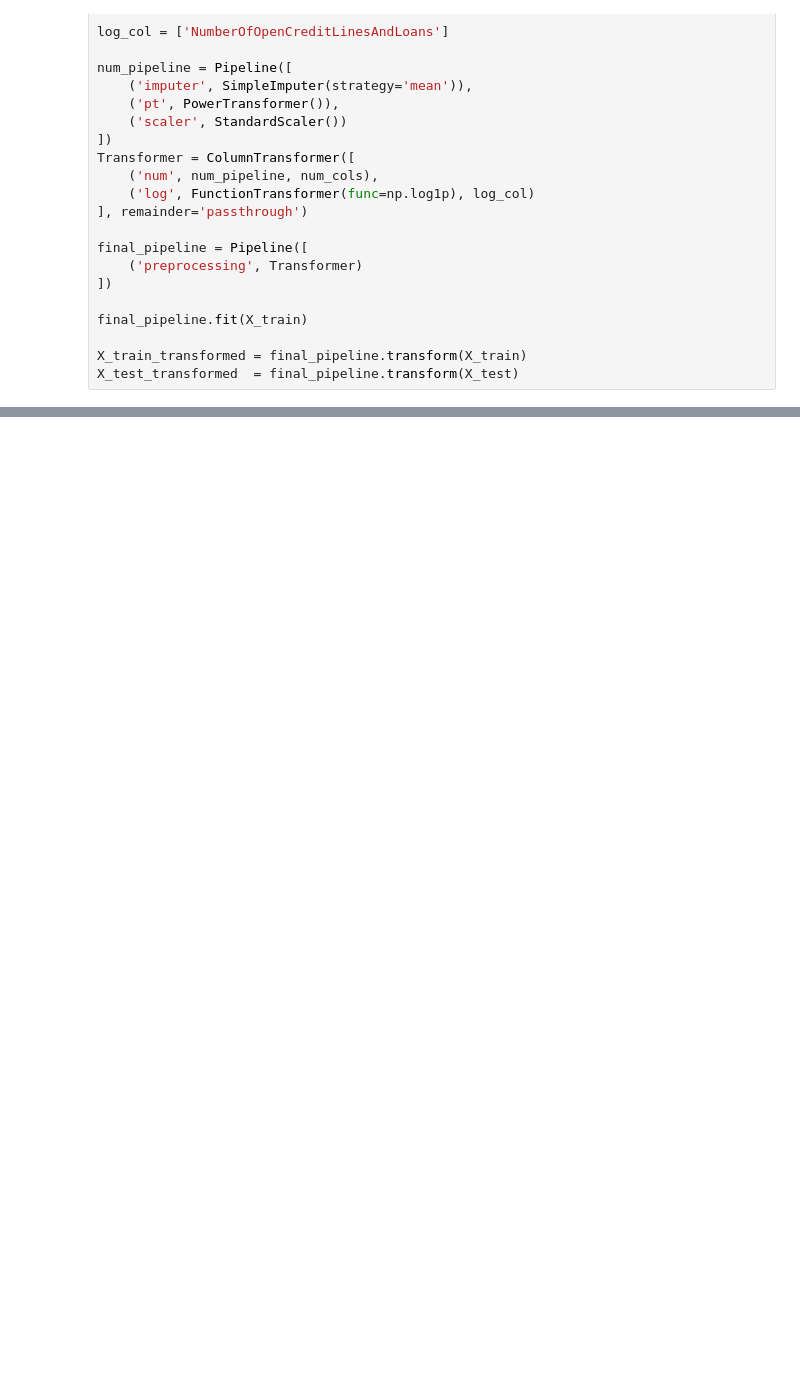
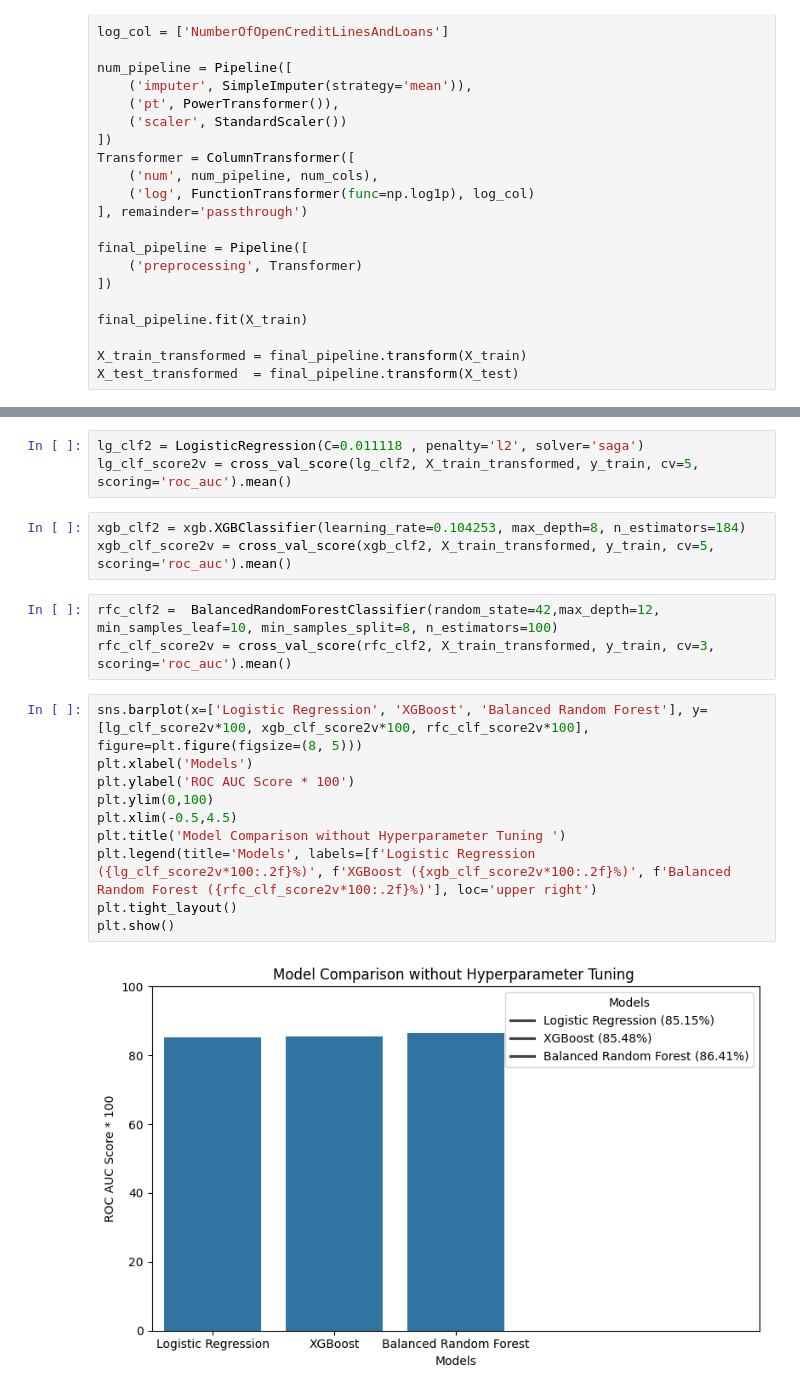
Before and after one commit to MrRohitJD/Loan-Credit-Score-, a Jupyter notebook: main.ipynb, the cells around one changed output, grey strips where cells are left out. Drawn from its saved outputs; the diff is of its cells as text; blank space fills up the shorter version.

```diff
--- a/main.ipynb
+++ b/main.ipynb
@@ -377,0 +361,21 @@ KeyboardInterrupt:
+# %%
+lg_clf2 = LogisticRegression(C=0.011118 , penalty='l2', solver='saga')
+lg_clf_score2v = cross_val_score(lg_clf2, X_train_transformed, y_train, cv=5, scoring='roc_auc').mean()
+# %%
+xgb_clf2 = xgb.XGBClassifier(learning_rate=0.104253, max_depth=8, n_estimators=184)
+xgb_clf_score2v = cross_val_score(xgb_clf2, X_train_transformed, y_train, cv=5, scoring='roc_auc').mean()
+# %%
+rfc_clf2 =  BalancedRandomForestClassifier(random_state=42,max_depth=12, min_samples_leaf=10, min_samples_split=8, n_estimators=100)
+rfc_clf_score2v = cross_val_score(rfc_clf2, X_train_transformed, y_train, cv=3, scoring='roc_auc').mean()
+# %%
+sns.barplot(x=['Logistic Regression', 'XGBoost', 'Balanced Random Forest'], y=[lg_clf_score2v*100, xgb_clf_score2v*100, rfc_clf_score2v*100], figure=plt.figure(figsize=(8, 5)))
+plt.xlabel('Models')
+plt.ylabel('ROC AUC Score * 100')
+plt.ylim(0,100)
+plt.xlim(-0.5,4.5)
+plt.title('Model Comparison without Hyperparameter Tuning ')
+plt.legend(title='Models', labels=[f'Logistic Regression ({lg_clf_score2v*100:.2f}%)', f'XGBoost ({xgb_clf_score2v*100:.2f}%)', f'Balanced Random Forest ({rfc_clf_score2v*100:.2f}%)'], loc='upper right')
+plt.tight_layout()
+plt.show()
+# %% [output]
+[figure, added]
```
Also changed, not shown: parts of 24 cells of this notebook, 2 other files.
